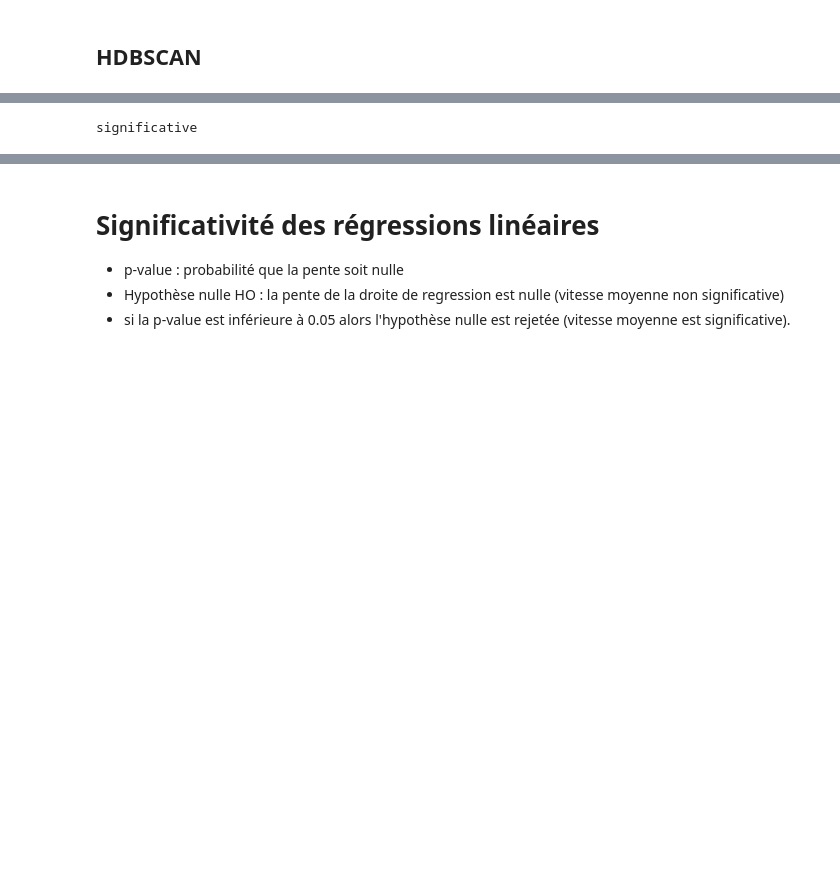
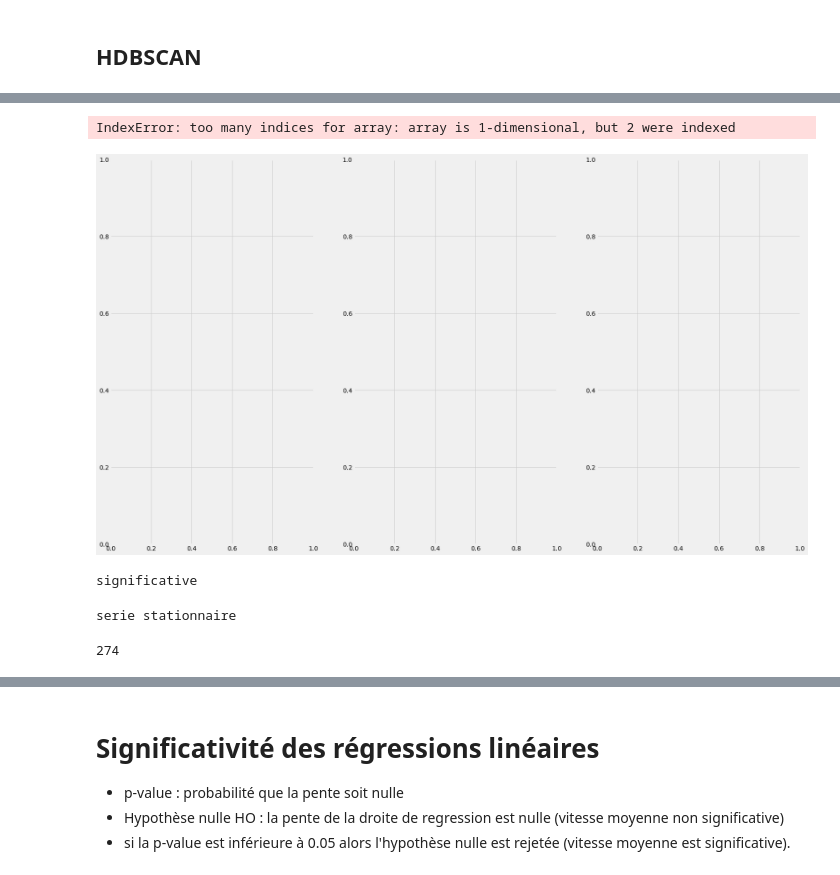
Before and after one commit to EddyVianney/Stage_master2_sdsc_eost, a Jupyter notebook: PMEDV_STAGE_SDSC_EOST.ipynb, the cells around one changed output, grey strips where cells are left out. Drawn from its saved outputs; the diff is of its cells as text; code cells hidden in the pictures; blank space fills up the shorter version.

```diff
--- a/PMEDV_STAGE_SDSC_EOST.ipynb
+++ b/PMEDV_STAGE_SDSC_EOST.ipynb
@@ -815,3 +864,8 @@ clustering.generate_kml_file()
+# %%
+clustering.plot_cluster_result()
+# %% [output]
+IndexError: too many indices for array: array is 1-dimensional, but 2 were indexed
+[figure, added]
 # %%
  def get_pval(serie, alpha=0.05):
 
@@ -846,0 +908,10 @@ significative
+# %%
+t = compute_adfuller(Data.ns[n].serie)
+if t < 0.05:
+    print('serie stationnaire')
+else:
+    print('non stationnaire')
+len(Data.non_filtered_ids)
+# %% [output]
+serie stationnaire
+274
```
Also changed, not shown: parts of 24 cells of this notebook.
